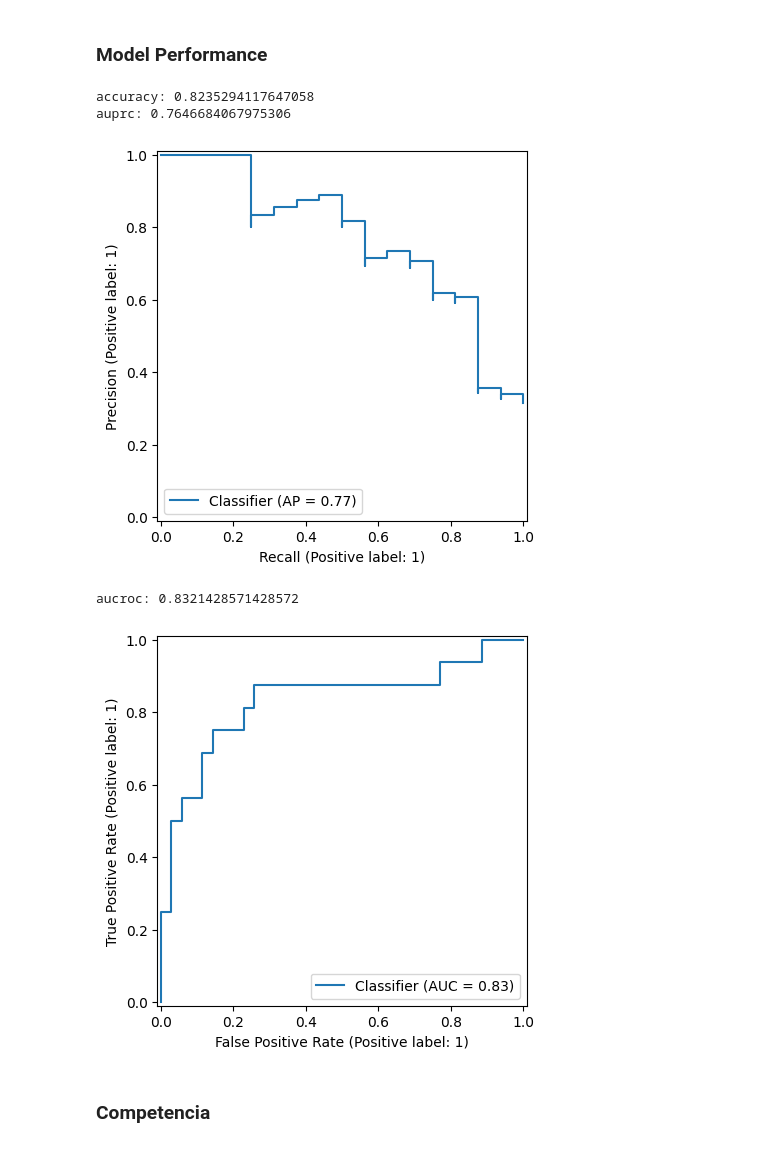
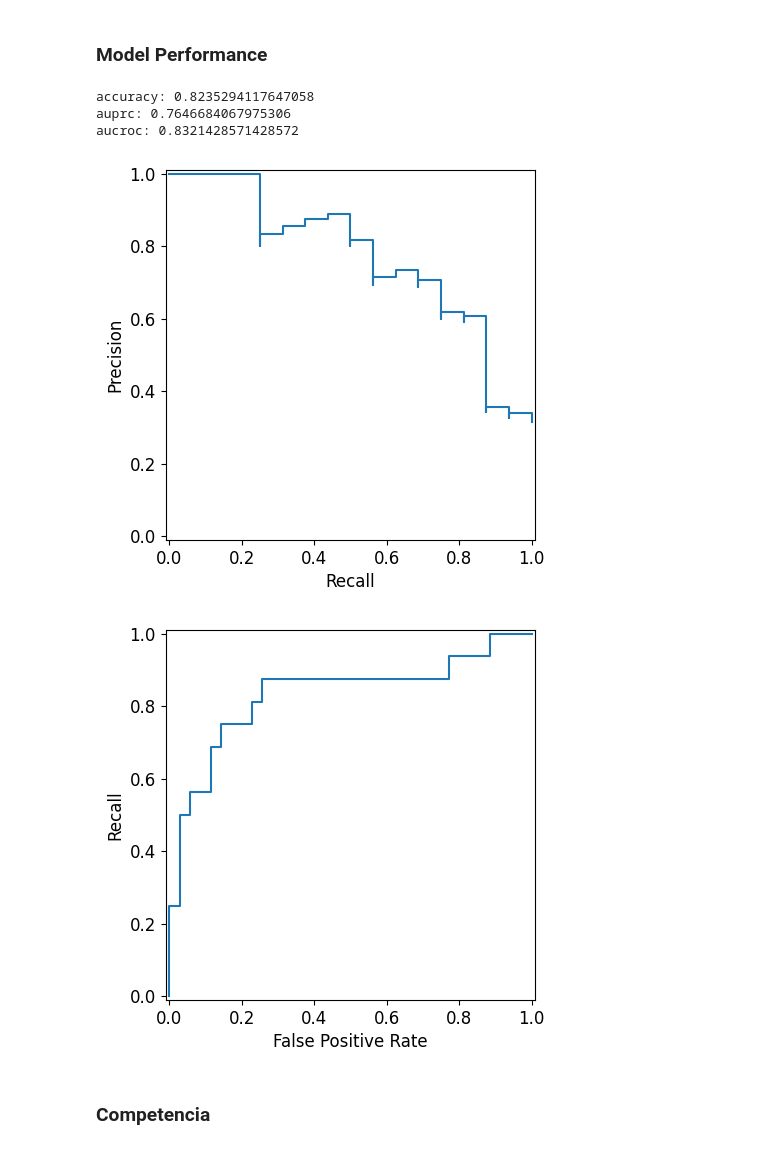
Before and after one commit to fedeaar/aa-tp01, a Jupyter notebook: experimentacion/Competencia_ej5.ipynb, the cells around one changed output. Saved outputs shown, nothing was run; the diff lists cells and outputs as text; code cells hidden in the pictures.

```diff
--- a/experimentacion/Competencia_ej5.ipynb
+++ b/experimentacion/Competencia_ej5.ipynb
@@ -12,27 +12,31 @@ from utils.metrics import aucroc, auprc, accuracy
 # %%
 best_params = {'solver':'eigen', 'shrinkage':0.270007}
 model = LDA(**best_params)
 model.fit(X_train, y_train)
 y_pred = model.predict(X_test)
 y_prob = model.decision_function(X_test)
 mxp = [
-    (accuracy, None, None),
-    (auprc, PrecisionRecallDisplay, True),
-    (aucroc, RocCurveDisplay, True)
+    (accuracy, None, False, None, None),
+    (auprc, PrecisionRecallDisplay, True, "Precision", "Recall", ),
+    (aucroc, RocCurveDisplay, True, "Recall", "False Positive Rate")
 ]
-
-for metric, plotter, use_decision in mxp:
+for metric, plotter, use_decision, y_label, x_label in mxp:
     y_score = y_prob if use_decision else y_pred
     print(f"{metric.__name__}: {metric(y_test, y_score)}")
     if plotter:
-        plotter.from_predictions(y_test, y_score)
-        plt.show()
+        fig, ax = plt.subplots()
+        plotter.from_predictions(y_test, y_prob, ax=ax)
+        ax.get_legend().remove()
+        ax.set_ylabel(y_label, fontsize=12)
+        ax.set_xlabel(x_label, fontsize=12)
+        ax.tick_params(axis="x", labelsize=12)
+        ax.tick_params(axis="y", labelsize=12)
 # %% [output]
 accuracy: 0.8235294117647058
 auprc: 0.7646684067975306
+aucroc: 0.8321428571428572
-[figure, old version]
+[figure, new version]
-aucroc: 0.8321428571428572
-[figure, old version]
+[figure, new version]
 # %% [markdown]
 ### Competencia
 # %%
```
Also changed, not shown: 4 other files.
